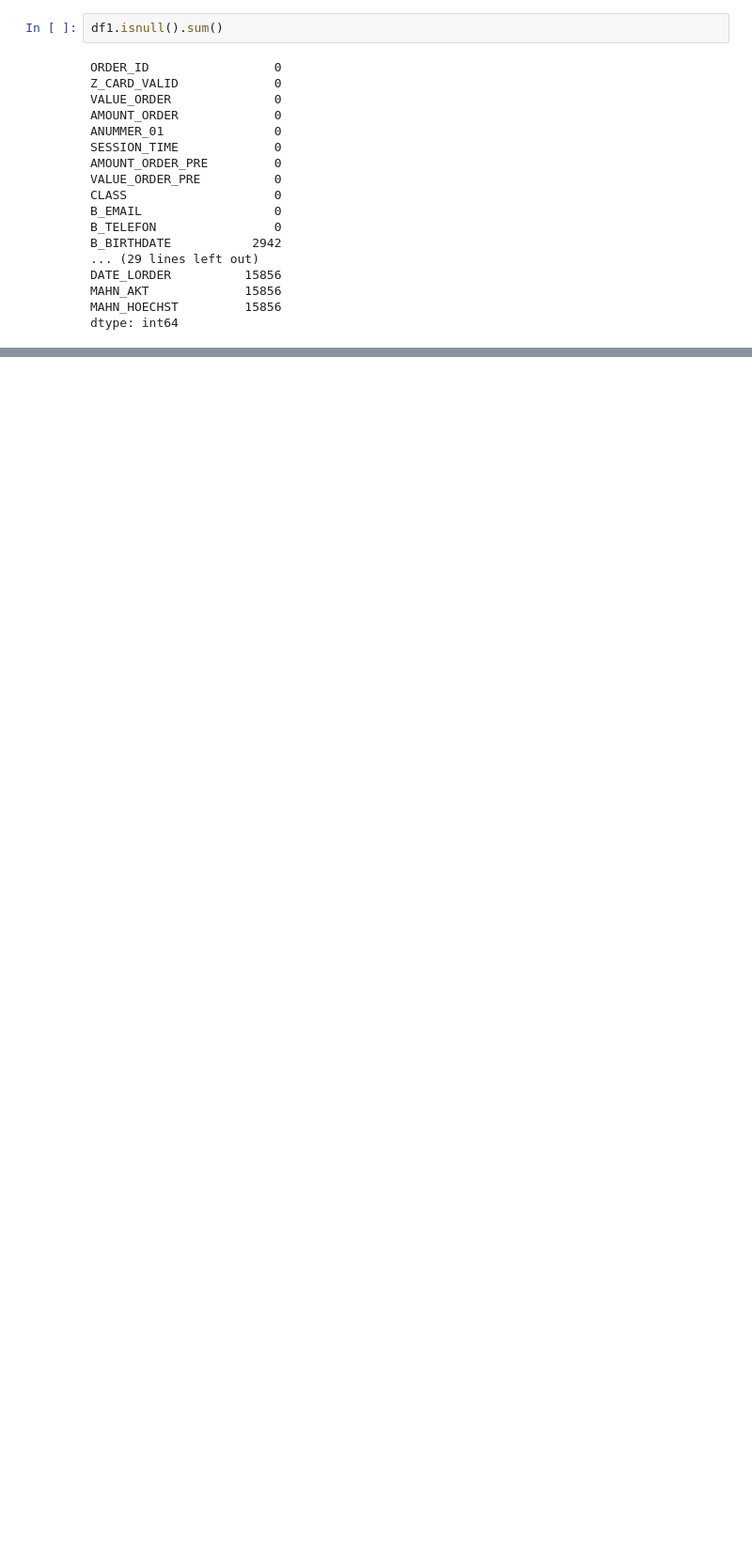
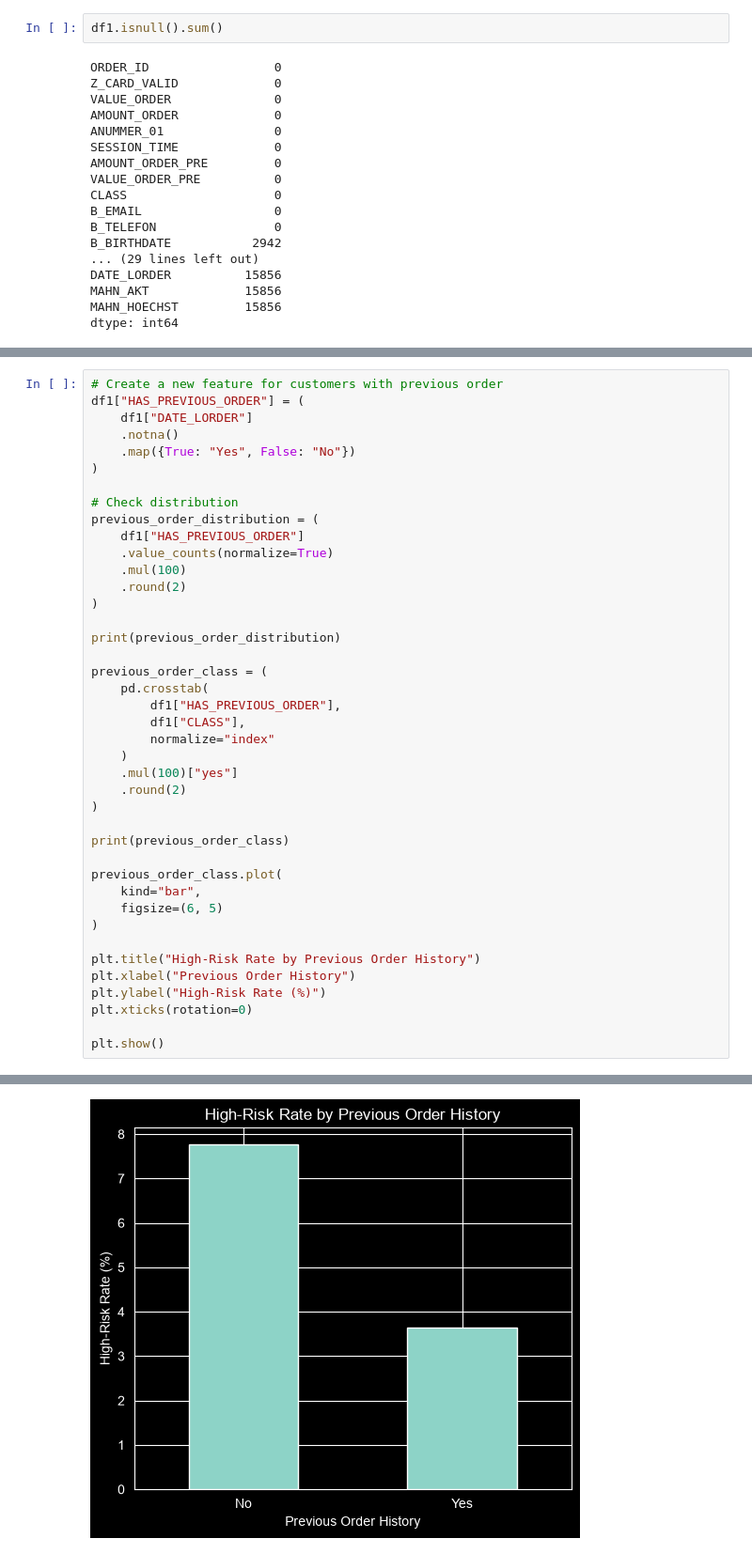
Before and after one commit to IdayatSanni/order-risk-scoring-model, a Jupyter notebook: data_eda.ipynb, the cells around one changed output, grey strips where cells are left out. Shown at 94% size. Drawn from its saved outputs; the diff is of its cells as text; blank space fills up the shorter version.

```diff
--- a/data_eda.ipynb
+++ b/data_eda.ipynb
@@ -929,0 +1122,42 @@ dtype: int64
+# %%
+# Create a new feature for customers with previous order
+df1["HAS_PREVIOUS_ORDER"] = (
+    df1["DATE_LORDER"]
+    .notna()
+    .map({True: "Yes", False: "No"})
+)
+
+# Check distribution
+previous_order_distribution = (
+    df1["HAS_PREVIOUS_ORDER"]
+    .value_counts(normalize=True)
+    .mul(100)
+    .round(2)
+)
+
+print(previous_order_distribution)
+
+previous_order_class = (
+    pd.crosstab(
+        df1["HAS_PREVIOUS_ORDER"],
+        df1["CLASS"],
+        normalize="index"
+    )
+    .mul(100)["yes"]
+    .round(2)
+)
+
+print(previous_order_class)
+
+previous_order_class.plot(
+    kind="bar",
+    figsize=(6, 5)
+)
+
+plt.title("High-Risk Rate by Previous Order History")
+plt.xlabel("Previous Order History")
+plt.ylabel("High-Risk Rate (%)")
+plt.xticks(rotation=0)
+
+plt.show()
+# %% [output]
@@ -929,0 +1172 @@ dtype: int64
+[figure, added]
```
Also changed, not shown: parts of 23 cells of this notebook.
